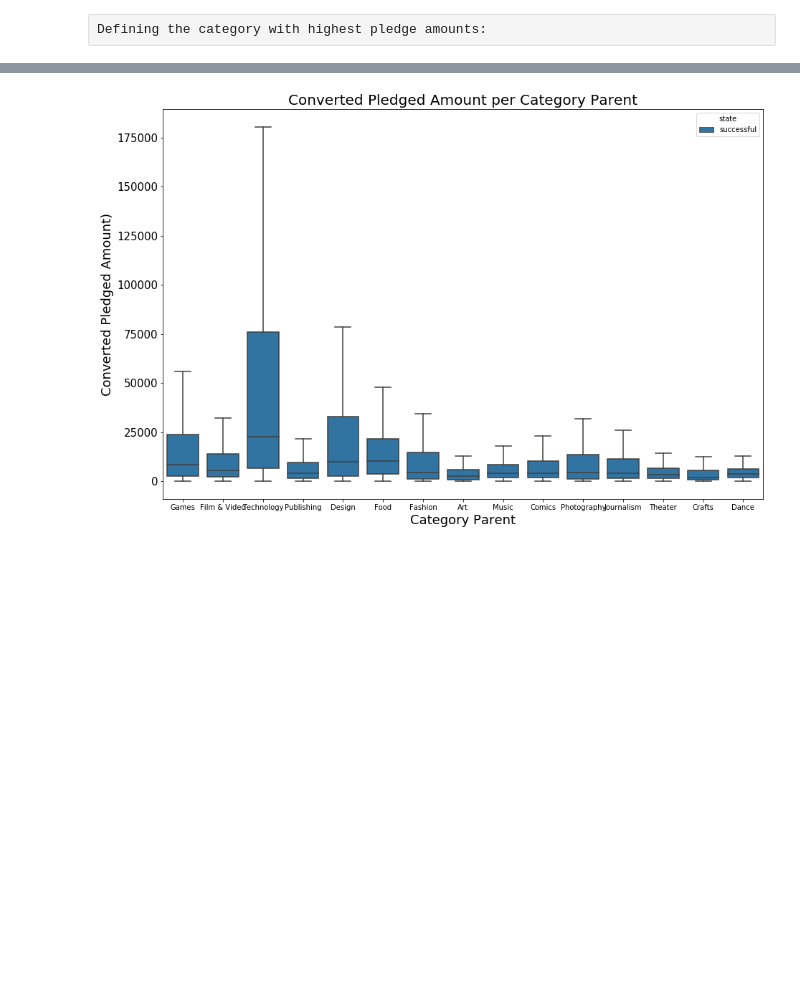
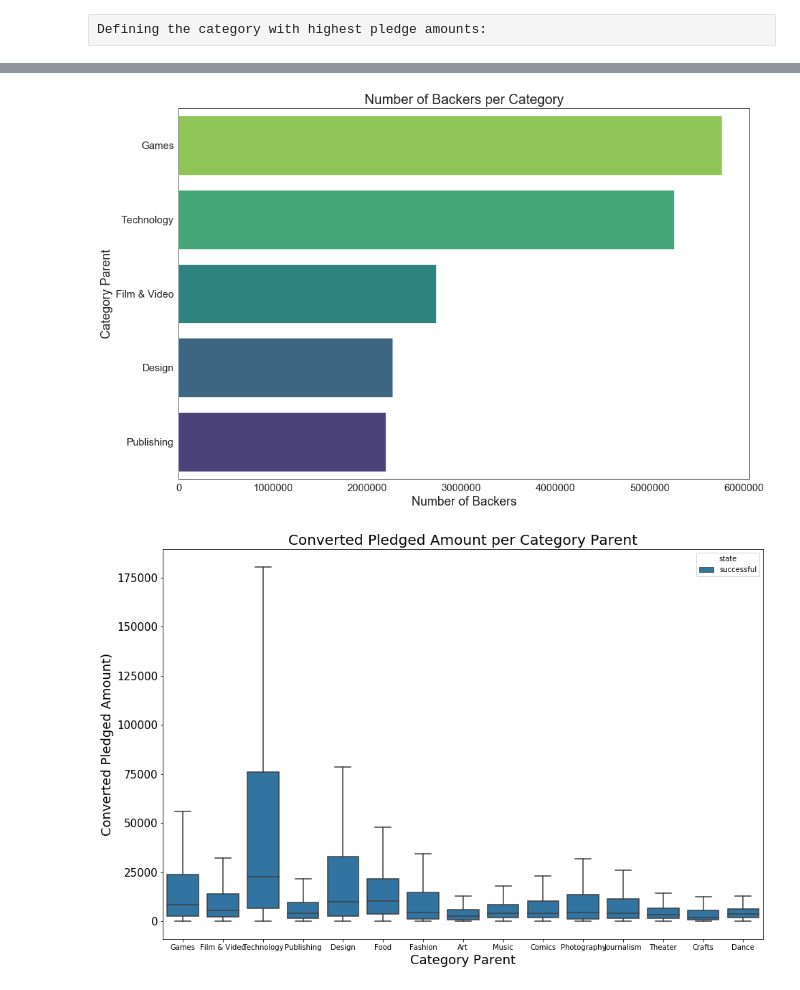
Before and after one commit to Rianne89/Kickstarter_analysis, a Jupyter notebook: Project 4-Kickstarter.ipynb, the cells around one changed output, grey strips where cells are left out. Drawn from its saved outputs; the diff is of its cells as text; code cells hidden in the pictures; blank space fills up the shorter version.

```diff
--- a/Project 4-Kickstarter.ipynb
+++ b/Project 4-Kickstarter.ipynb
@@ -195,3 +211,14 @@ ValueError: min() arg is an empty sequence
+# %%
+#Plotting the top five number of backers
+plt.figure(figsize=(15, 10))
+sns.barplot(x='backers_count',y='category_parent_name', data=top_five_backers, linewidth=0.7, palette=np.array(pal_back[::+1])[rank_back])
+plt.title('Number of Backers per Category', fontsize=20)
+plt.xlabel('Number of Backers', fontsize=18)
+plt.ylabel('Category Parent', fontsize=18)
+plt.xticks(fontsize=15)
+plt.yticks(fontsize=15);
+# %% [output]
+[figure, added]
 # %%
 plt.figure(figsize=(15, 10))
 sns.boxplot(x='category_parent_name', y='converted_pledged_amount', hue='state', data=df, orient='v', showfliers=False);
```
Also changed, not shown: parts of 20 cells of this notebook, 1 other file.
